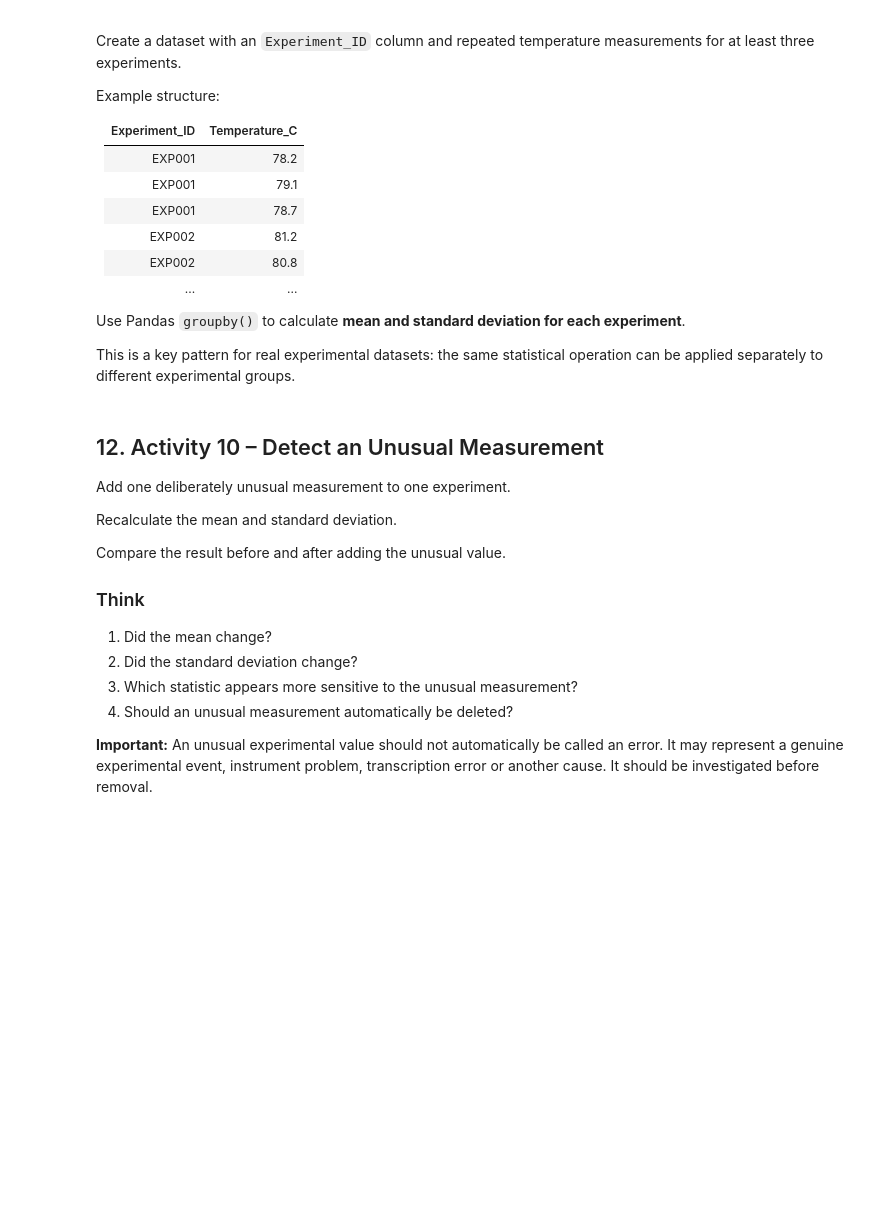
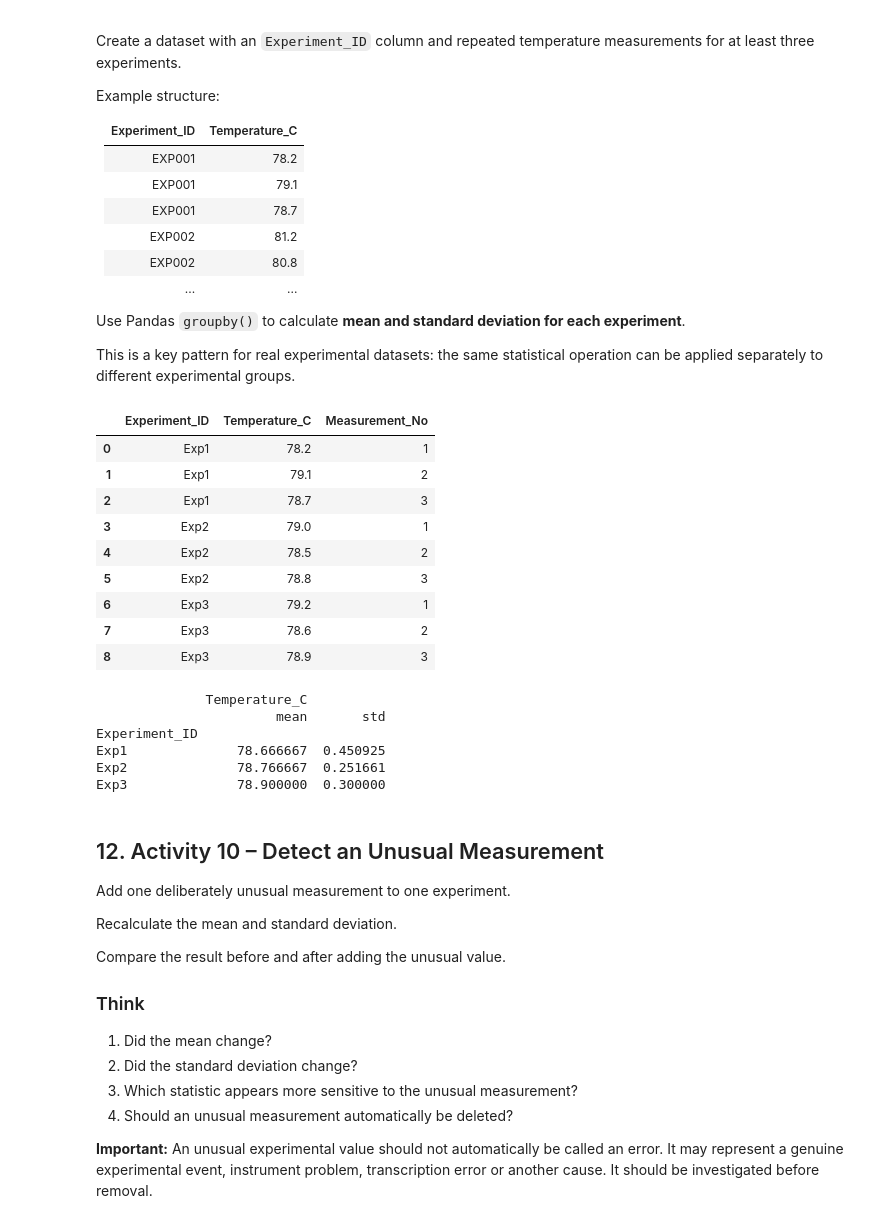
Before and after one commit to mahekpise-06/CP_Practical, a Jupyter notebook: Practical_09_Basic_Statistical_Analysis_Experimental_Measurements.ipynb, the cells around one changed output. Saved outputs shown, nothing was run; the diff lists cells and outputs as text; code cells hidden in the pictures; blank space fills up the shorter version.

```diff
--- a/Practical_09_Basic_Statistical_Analysis_Experimental_Measurements.ipynb
+++ b/Practical_09_Basic_Statistical_Analysis_Experimental_Measurements.ipynb
@@ -286,3 +383,44 @@ This is a key pattern for real experimental datasets: the same statistical opera
+# %%
+# Activity 9
+# Create grouped experimental data and calculate mean and standard deviation by Experiment_ID.
+df_exper_group = pd.DataFrame({
+    'Experiment_ID': [
+        'Exp1', 'Exp1', 'Exp1',
+        'Exp2', 'Exp2', 'Exp2',
+        'Exp3', 'Exp3', 'Exp3'
+    ],
+    'Temperature_C': [
+        78.2, 79.1, 78.7,
+        79.0, 78.5, 78.8,
+        79.2, 78.6, 78.9
+    ],
+    'Measurement_No': [1, 2, 3, 1, 2, 3, 1, 2, 3]
+})
+
+df_exper_group
+# %% [output]
+|  | Experiment_ID | Temperature_C | Measurement_No |
+| 0 | Exp1 | 78.2 | 1 |
+| 1 | Exp1 | 79.1 | 2 |
+| 2 | Exp1 | 78.7 | 3 |
+| 3 | Exp2 | 79.0 | 1 |
+| 4 | Exp2 | 78.5 | 2 |
+| 5 | Exp2 | 78.8 | 3 |
+| 6 | Exp3 | 79.2 | 1 |
+| 7 | Exp3 | 78.6 | 2 |
+| 8 | Exp3 | 78.9 | 3 |
+# %%
+df_grouped = df_exper_group.groupby('Experiment_ID').agg({
+    'Temperature_C': ['mean', 'std']
+})
+print(df_grouped)
+# %% [output]
+              Temperature_C
+                       mean       std
+Experiment_ID
+Exp1              78.666667  0.450925
+Exp2              78.766667  0.251661
+Exp3              78.900000  0.300000
 # %% [markdown]
 ## 12. Activity 10 – Detect an Unusual Measurement
 
```
Also changed, not shown: parts of 21 cells of this notebook, 2 other files.
